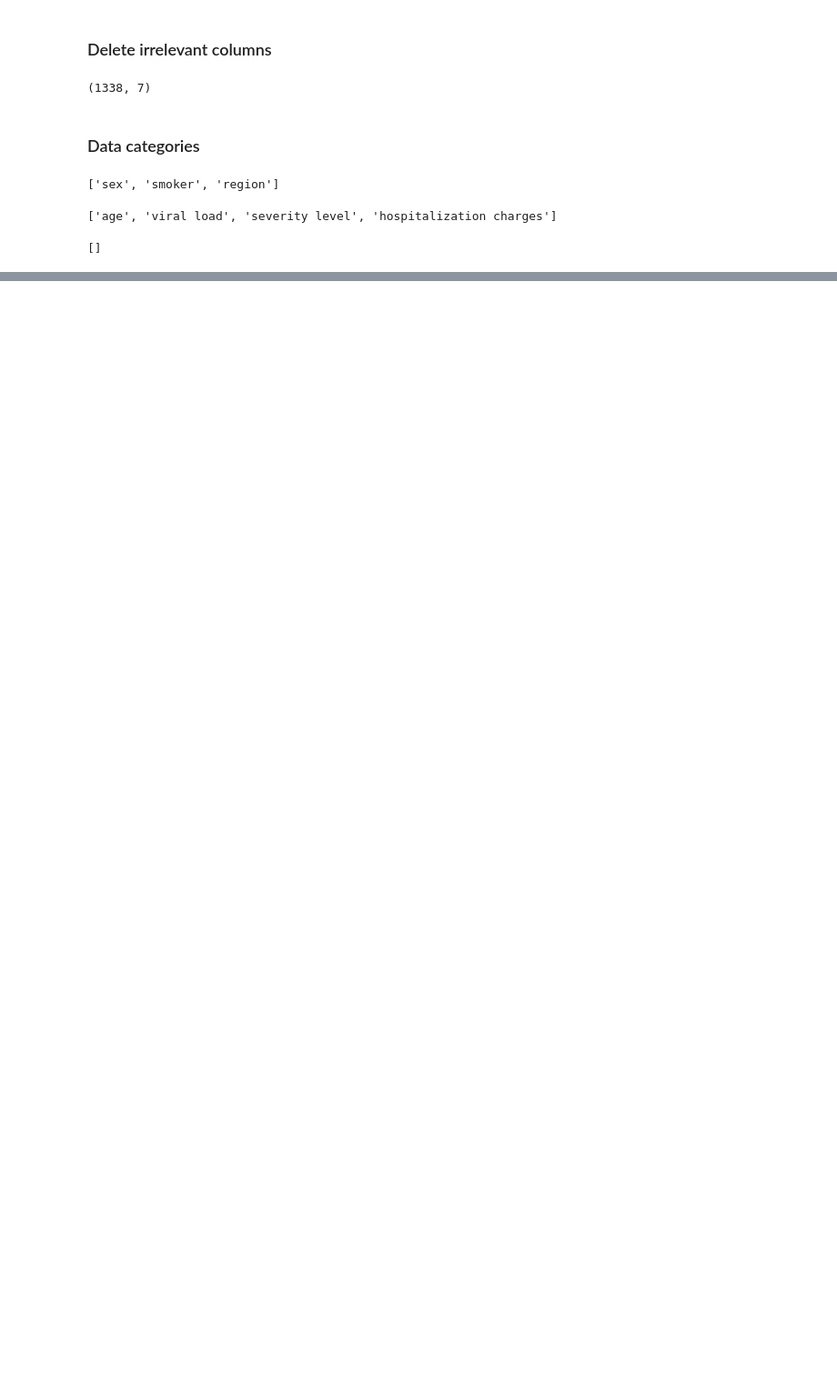
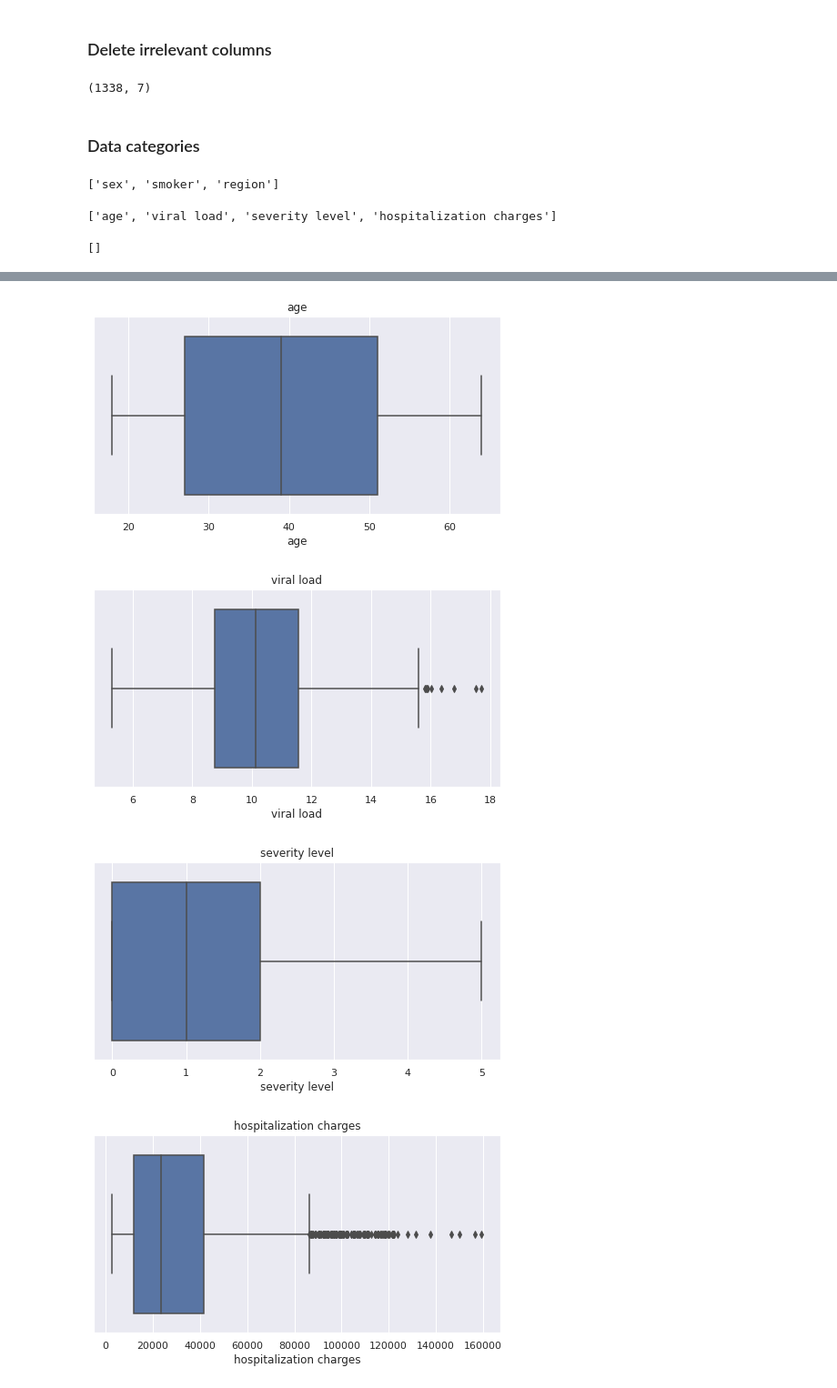
Before and after one commit to pkmariya/Scaler01, a Jupyter notebook: Apollo_CaseStudy_Mariya_DSML22.ipynb, the cells around one changed output, grey strips where cells are left out. Shown at 91% size. Drawn from its saved outputs; the diff is of its cells as text; code cells hidden in the pictures; blank space fills up the shorter version.

```diff
--- a/Apollo_CaseStudy_Mariya_DSML22.ipynb
+++ b/Apollo_CaseStudy_Mariya_DSML22.ipynb
@@ -210,0 +217,6 @@ date_features
+# %%
+for col in work_df.columns:
+  if len(work_df[col].unique())<10:
+    print(f"Column is: {col} and Values are:")
+    print(work_df[col].unique())
+    print()
@@ -210,0 +235,3 @@ date_features
+# %%
+for col in work_df.columns:
+  print(work_df[col].value_counts())
@@ -210,0 +256,13 @@ date_features
+# %%
+sns.set_theme(style='darkgrid')
+sns.set(rc = {'figure.figsize':(8,4)})
+
+for col in num_features:
+  p = sns.boxplot(data=work_df,x=col)
+  p.set(title=f'{col}')
+  plt.show()
+# %% [output]
+[figure, added]
+[figure, added]
+[figure, added]
+[figure, added]
```
Also changed, not shown: parts of 6 cells of this notebook.
